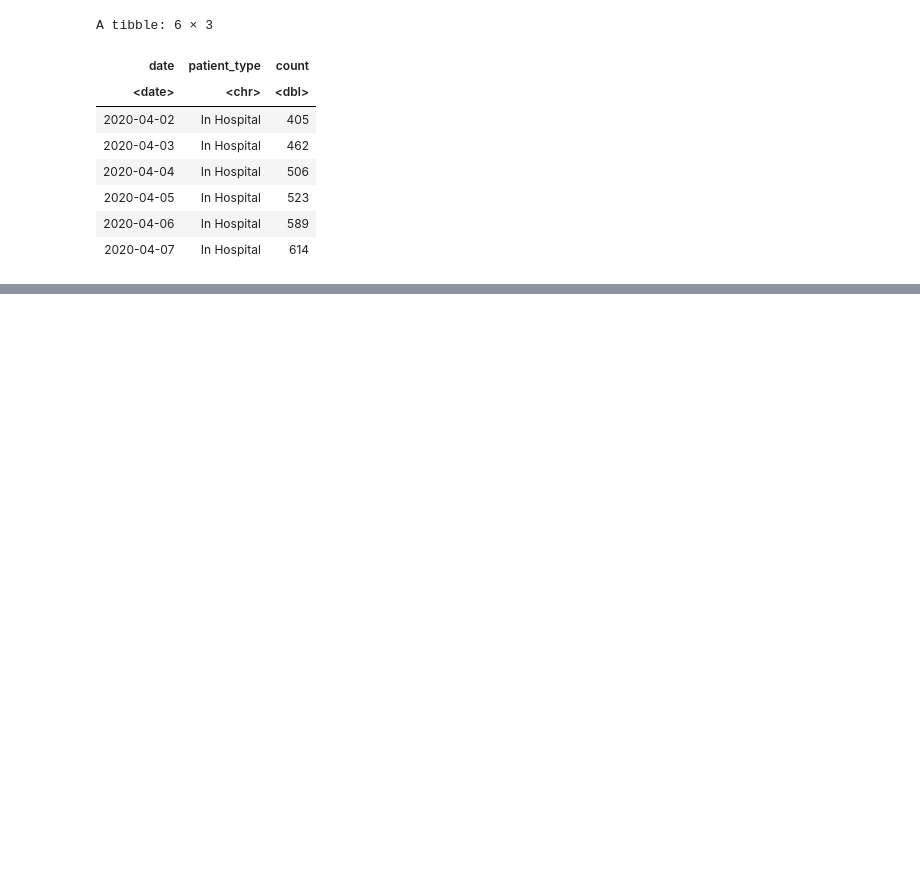
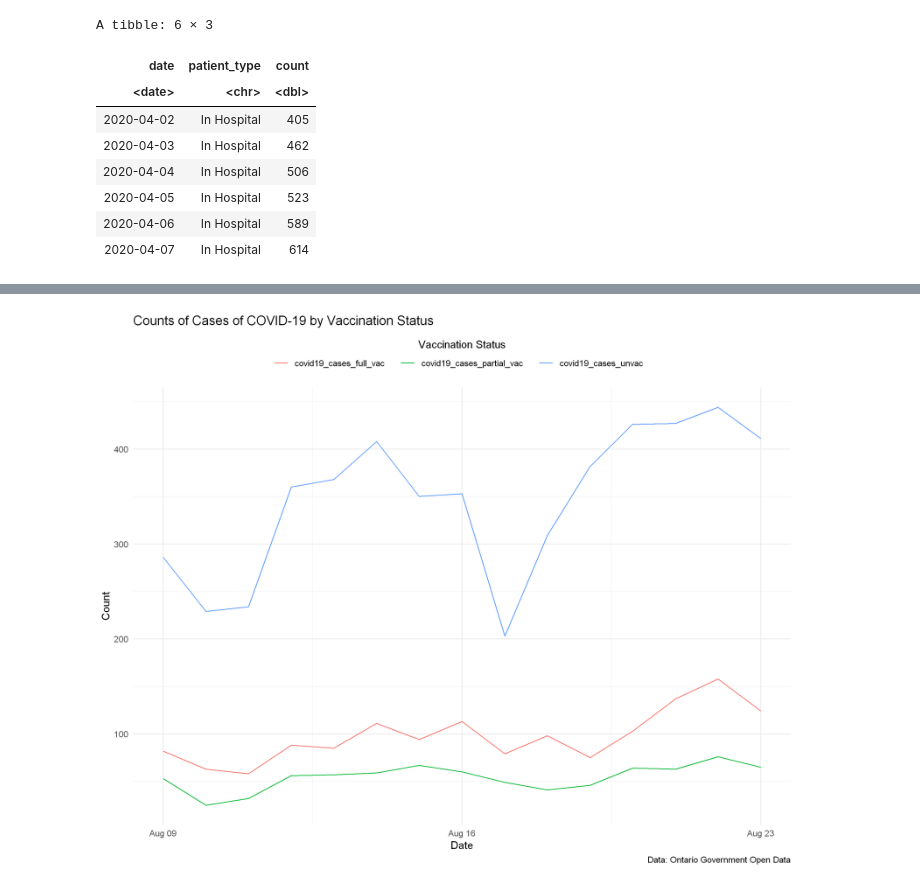
Before and after one commit to MichaszJ/Ontario-COVID-19, a Jupyter notebook: Ontario-COVID-19-R.ipynb, the cells around one changed output, grey strips where cells are left out. Cells and saved outputs as stored; diff of their text form; code cells hidden in the pictures; blank space fills up the shorter version.

```diff
--- a/Ontario-COVID-19-R.ipynb
+++ b/Ontario-COVID-19-R.ipynb
@@ -200,0 +234,4 @@ Warning message:
+# %%
+cases_vac_status <- read_csv("https://data.ontario.ca/dataset/752ce2b7-c15a-4965-a3dc-397bf405e7cc/resource/eed63cf2-83dd-4598-b337-b288c0a89a16/download/cases_by_vac_status.csv")
+
+head(cases_vac_status)
@@ -200,0 +258,6 @@ Warning message:
+# %%
+cases_vac_status_tidy <- cases_vac_status %>%
+    select(-covid19_cases_vac_unknown) %>%
+    pivot_longer(-Date, names_to = 'metric', values_to = 'count')
+
+head(cases_vac_status_tidy)
@@ -200,0 +274,13 @@ Warning message:
+# %%
+ggplot(cases_vac_status_tidy, aes(x = Date, y = count, color = metric)) +
+    geom_line() +
+    labs(title = 'Counts of Cases of COVID-19 by Vaccination Status',
+         caption = 'Data: Ontario Government Open Data',
+         x = 'Date',
+         y = 'Count',
+         color = 'Vaccination Status') +
+    theme_minimal() +
+    theme(legend.position = 'top') +
+    guides(color = guide_legend(title.position = 'top', title.hjust = 0.5))
+# %% [output]
+[figure, added]
```
Also changed, not shown: parts of 18 cells of this notebook.
